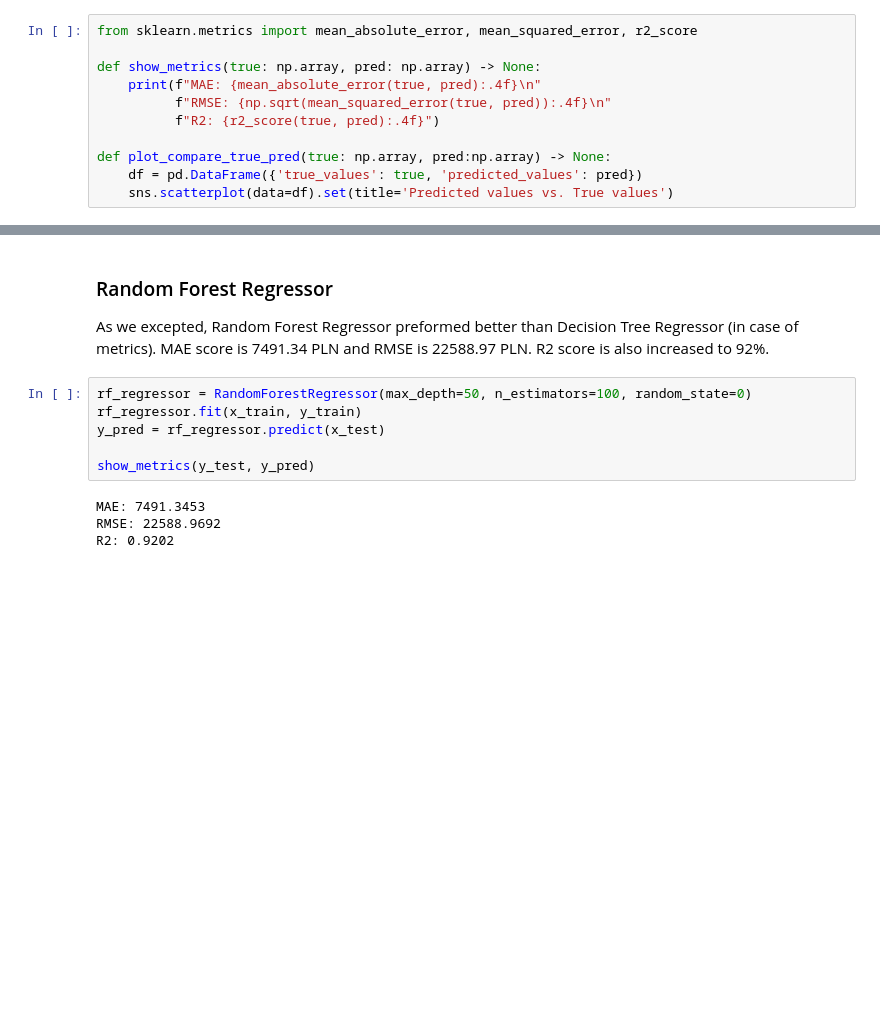
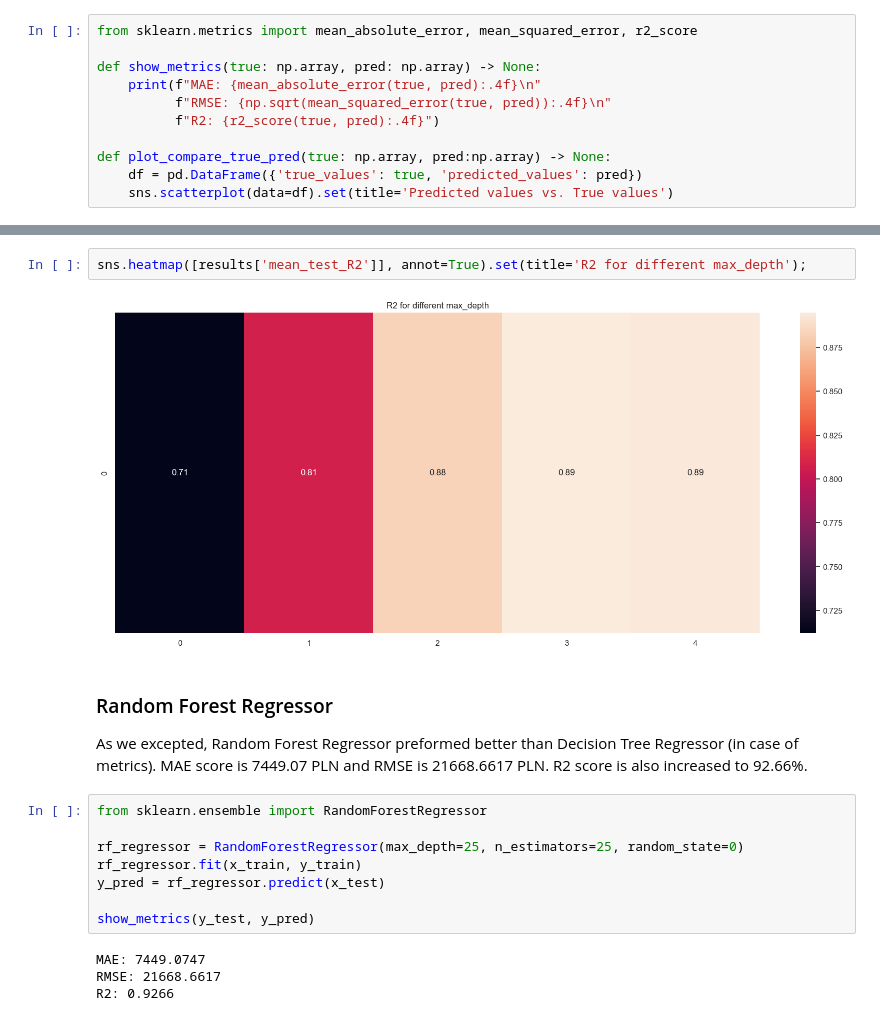
Before and after one commit to Piotr45/cars_price_prediction, a Jupyter notebook: car_price_prediction.ipynb, the cells around one changed output, grey strips where cells are left out. Drawn from its saved outputs; the diff is of its cells as text; blank space fills up the shorter version.

```diff
--- a/car_price_prediction.ipynb
+++ b/car_price_prediction.ipynb
@@ -522,17 +322,23 @@ plot_compare_true_pred(y_test, y_pred)
+# %%
+sns.heatmap([results['mean_test_R2']], annot=True).set(title='R2 for different max_depth');
+# %% [output]
+[figure, added]
 # %% [markdown]
 ### Random Forest Regressor
 
-As we excepted, Random Forest Regressor preformed better than Decision Tree Regressor (in case of metrics). MAE score is 7491.34 PLN and RMSE is 22588.97 PLN. R2 score is also increased to 92%.
+As we excepted, Random Forest Regressor preformed better than Decision Tree Regressor (in case of metrics). MAE score is 7449.07 PLN and RMSE is 21668.6617 PLN. R2 score is also increased to 92.66%.
 # %%
-rf_regressor = RandomForestRegressor(max_depth=50, n_estimators=100, random_state=0)
+from sklearn.ensemble import RandomForestRegressor
+
+rf_regressor = RandomForestRegressor(max_depth=25, n_estimators=25, random_state=0)
 rf_regressor.fit(x_train, y_train)
 y_pred = rf_regressor.predict(x_test)
 
 show_metrics(y_test, y_pred)
 # %% [output]
-MAE: 7491.3453
-RMSE: 22588.9692
-R2: 0.9202
+MAE: 7449.0747
+RMSE: 21668.6617
+R2: 0.9266
 # %%
 plot_compare_true_pred(y_test, y_pred)
 # %% [output]
```
Also changed, not shown: parts of 59 cells of this notebook.
